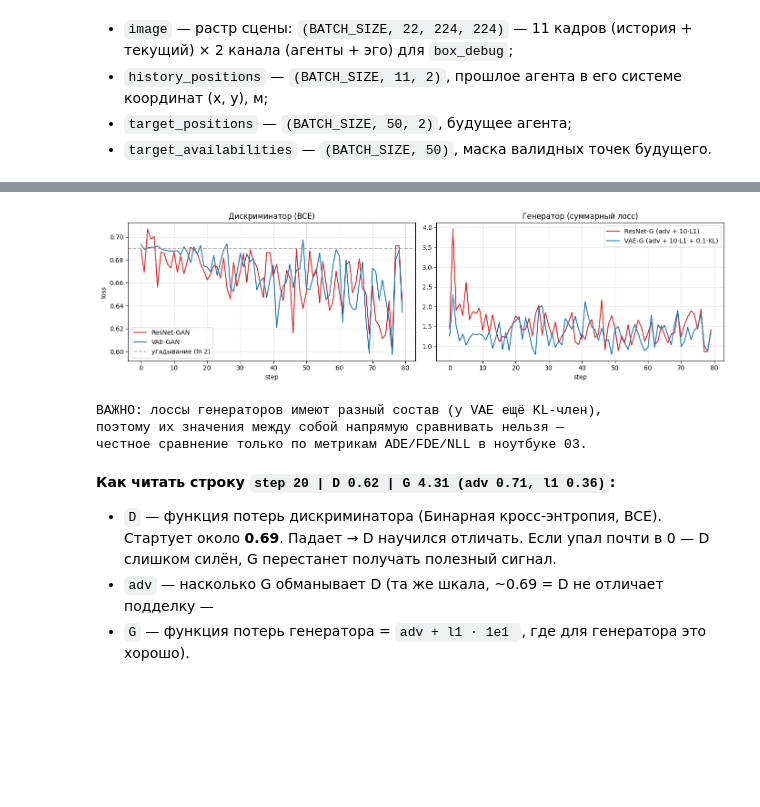
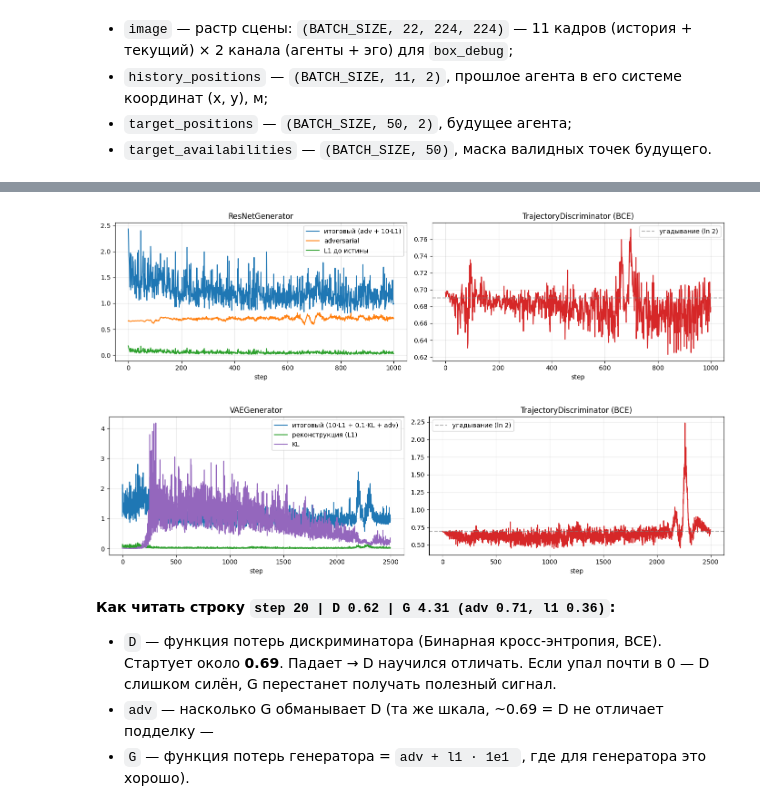
Before and after one commit to RiXenGC/IU1_ML, a Jupyter notebook: sem2/lab6/notebooks/02_gan_model.ipynb, the cells around one changed output, grey strips where cells are left out. Drawn from its saved outputs; the diff is of its cells as text; code cells hidden in the pictures; blank space fills up the shorter version.

Commit message:
Added metrics from l5kit && train weights on train dataset

```diff
--- a/sem2/lab6/notebooks/02_gan_model.ipynb
+++ b/sem2/lab6/notebooks/02_gan_model.ipynb
@@ -310,9 +326,14 @@ print(f"  D выход: 1 число ")
 # %%
-NUM_STEPS = 80
-L1_WEIGHT = 10.0  # во сколько раз L1 важнее adversarial-части
+NUM_STEPS_RESNET = 1000
+NUM_STEPS_VAE    = 2500   # VAE в 5-10 раз быстрее — можно больше
+# NUM_STEPS_RESNET = 50
+# NUM_STEPS_VAE    = 50   # VAE в 5-10 раз быстрее — можно больше
 
-bce = nn.BCEWithLogitsLoss()          # бинарная кросс-энтропия для real/fake
-l1 = nn.L1Loss(reduction="none")      # без усреднения: применим маску availabilities сами
+L1_WEIGHT = 10.0
+KL_WEIGHT = 0.1
+SAVE_EVERY = 500
+
+CHECKPOINT_EVERY = 500
 
 MODELS_DIR = Path("../models")
 MODELS_DIR.mkdir(exist_ok=True)
@@ -445,34 +474,51 @@ step  79 | D 0.641 | G 1.419 (adv 0.700, l1 0.072)
 # %%
+# Кривые ResNet-GAN
 fig, (ax1, ax2) = plt.subplots(1, 2, figsize=(14, 4))
 
-# картинка 1: BCE дискриминаторов обеих моделей
-ax1.plot(losses_D, label="ResNet-GAN", color="tab:red")
-ax1.plot(losses_Dv, label="VAE-GAN", color="tab:blue")
-ax1.axhline(0.69, ls="--", c="gray", alpha=0.6, label="угадывание (ln 2)")
-ax1.set_title("Дискриминатор (BCE)")
+ax1.plot(losses_G, label="итоговый (adv + 10·L1)", color="tab:blue")
+ax1.plot(losses_adv, label="adversarial", color="tab:orange")
+ax1.plot(losses_l1, label="L1 до истины", color="tab:green")
+ax1.set_title("ResNetGenerator")
 ax1.set_xlabel("step")
-ax1.set_ylabel("loss")
 ax1.legend()
 ax1.grid(alpha=0.3)
 
-# картинка 2: суммарные лоссы генераторов
-ax2.plot(losses_G, label="ResNet-G (adv + 10·L1)", color="tab:red")
-ax2.plot(losses_V, label="VAE-G (adv + 10·L1 + 0.1·KL)", color="tab:blue")
-ax2.set_title("Генератор (суммарный лосс)")
-ax2.set_xlabel("step")
+ax2.plot(losses_D, color="tab:red")
+ax2.axhline(0.69, ls="--", c="gray", alpha=0.6, label="угадывание (ln 2)")
+ax2.set_title("TrajectoryDiscriminator (BCE)")
+ax2.set_xlabel("step");
 ax2.legend()
 ax2.grid(alpha=0.3)
 
 plt.tight_layout()
+plt.savefig(MODELS_DIR / "curves_resnet.png", dpi=120)
 plt.show()
-
-print("ВАЖНО: лоссы генераторов имеют разный состав (у VAE ещё KL-член),")
-print("честное сравнение только по метрикам ADE/FDE/NLL в ноутбуке 3")
 # %% [output]
-[figure, old version]
+[figure, new version]
-ВАЖНО: лоссы генераторов имеют разный состав (у VAE ещё KL-член),
-поэтому их значения между собой напрямую сравнивать нельзя —
-честное сравнение только по метрикам ADE/FDE/NLL в ноутбуке 03.
+# %%
+# Кривые VAE-GAN
+fig, (ax1, ax2) = plt.subplots(1, 2, figsize=(14, 4))
+
+ax1.plot(losses_V, label="итоговый (10·L1 + 0.1·KL + adv)", color="tab:blue")
+ax1.plot(losses_recon, label="реконструкция (L1)", color="tab:green")
+ax1.plot(losses_kl, label="KL", color="tab:purple")
+ax1.set_title("VAEGenerator")
+ax1.set_xlabel("step")
+ax1.legend()
+ax1.grid(alpha=0.3)
+
+ax2.plot(losses_Dv, color="tab:red")
+ax2.axhline(0.69, ls="--", c="gray", alpha=0.6, label="угадывание (ln 2)")
+ax2.set_title("TrajectoryDiscriminator (BCE)")
+ax2.set_xlabel("step")
+ax2.legend()
+ax2.grid(alpha=0.3)
+
+plt.tight_layout()
+plt.savefig(MODELS_DIR / "curves_vae.png", dpi=120)
+plt.show()
+# %% [output]
+[figure, added]
 # %% [markdown]
 **Как читать строку `step 20 | D 0.62 | G 4.31 (adv 0.71, l1 0.36)`:**
 
```
Also changed, not shown: parts of 18 cells of this notebook, 15 other files.
